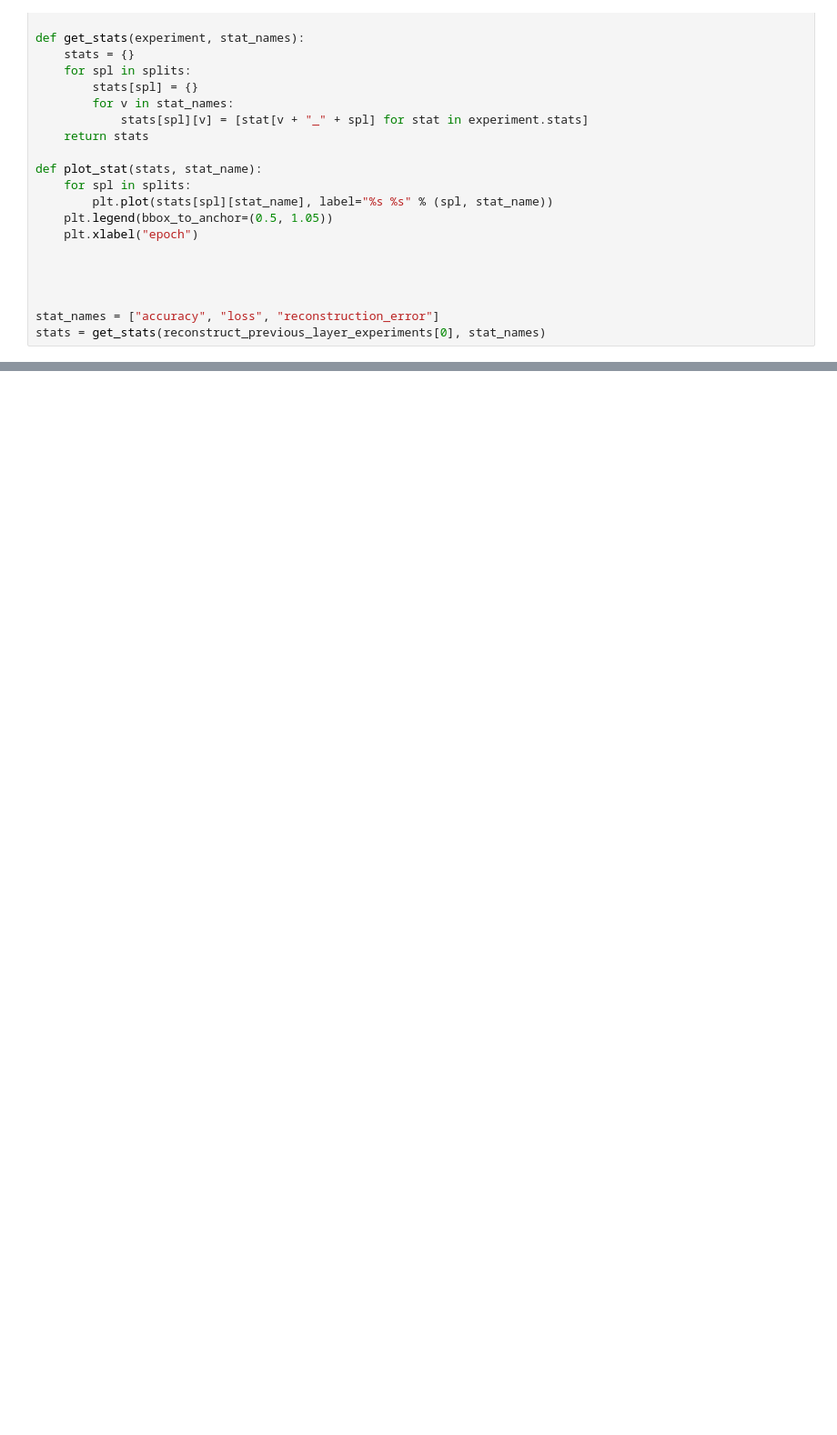
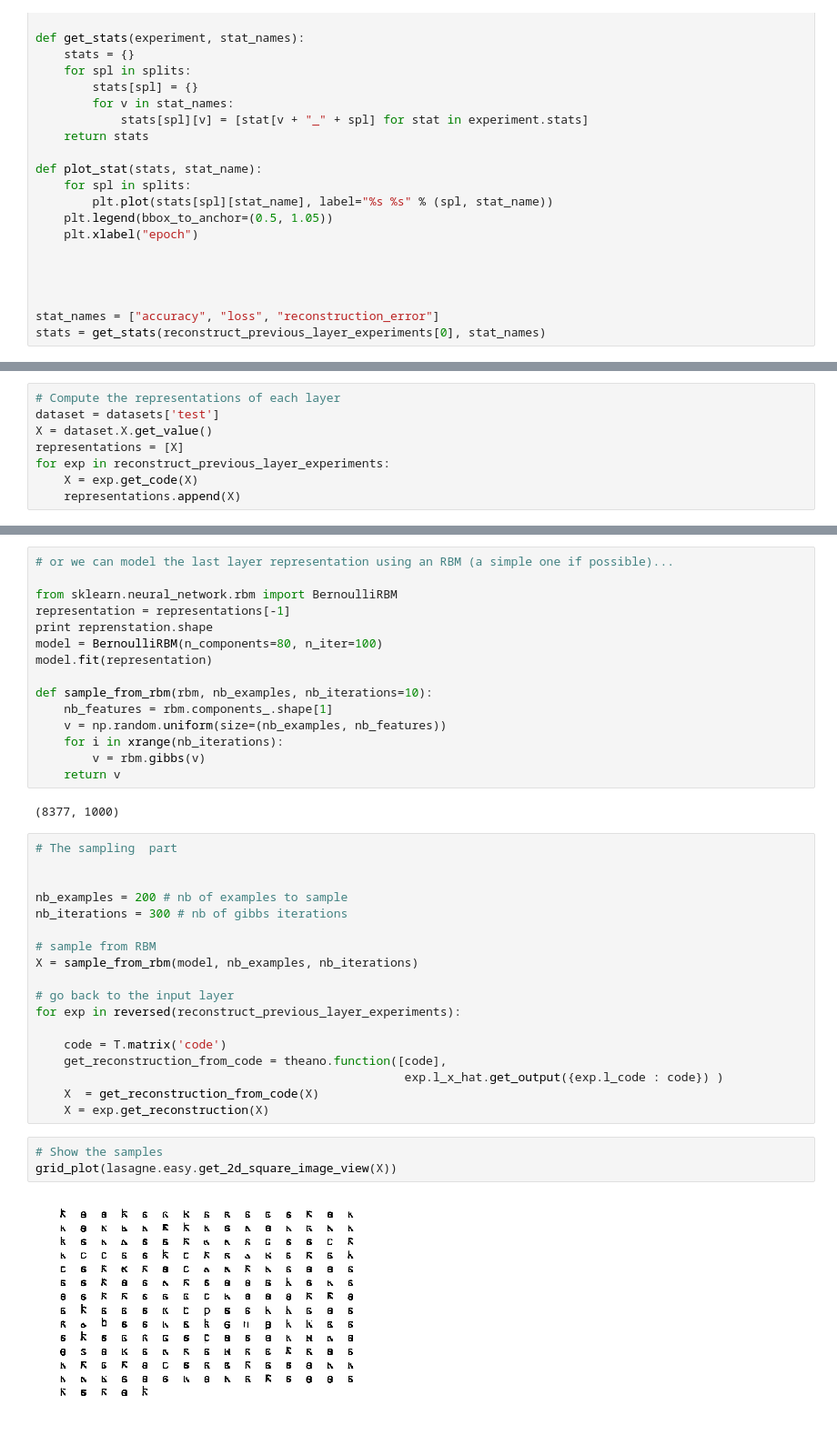
Before and after one commit to mehdidc/creativity, a Jupyter notebook: models/autolasagne-LETTERS.ipynb, the cells around one changed output, grey strips where cells are left out. Shown at 91% size. Drawn from its saved outputs; the diff is of its cells as text; blank space fills up the shorter version.

```diff
--- a/models/autolasagne-LETTERS.ipynb
+++ b/models/autolasagne-LETTERS.ipynb
@@ -476,0 +496,8 @@ plt.show()
+# %%
+# Compute the representations of each layer
+dataset = datasets['test']
+X = dataset.X.get_value()
+representations = [X]
+for exp in reconstruct_previous_layer_experiments:
+    X = exp.get_code(X)
+    representations.append(X)
@@ -476,0 +527,40 @@ plt.show()
+# %%
+# or we can model the last layer representation using an RBM (a simple one if possible)...
+
+from sklearn.neural_network.rbm import BernoulliRBM
+representation = representations[-1]
+print reprenstation.shape
+model = BernoulliRBM(n_components=80, n_iter=100)
+model.fit(representation)
+
+def sample_from_rbm(rbm, nb_examples, nb_iterations=10):
+    nb_features = rbm.components_.shape[1]
+    v = np.random.uniform(size=(nb_examples, nb_features))
+    for i in xrange(nb_iterations):
+        v = rbm.gibbs(v)
+    return v
+# %% [output]
+(8377, 1000)
+# %%
+# The sampling  part
+
+
+nb_examples = 200 # nb of examples to sample
+nb_iterations = 300 # nb of gibbs iterations
+
+# sample from RBM
+X = sample_from_rbm(model, nb_examples, nb_iterations)
+
+# go back to the input layer
+for exp in reversed(reconstruct_previous_layer_experiments):
+
+    code = T.matrix('code')
+    get_reconstruction_from_code = theano.function([code],
+                                                    exp.l_x_hat.get_output({exp.l_code : code}) )
+    X  = get_reconstruction_from_code(X)
+    X = exp.get_reconstruction(X)
+# %%
+# Show the samples
+grid_plot(lasagne.easy.get_2d_square_image_view(X))
+# %% [output]
+[figure, added]
```
Also changed, not shown: parts of 14 cells of this notebook, 3 other files.
